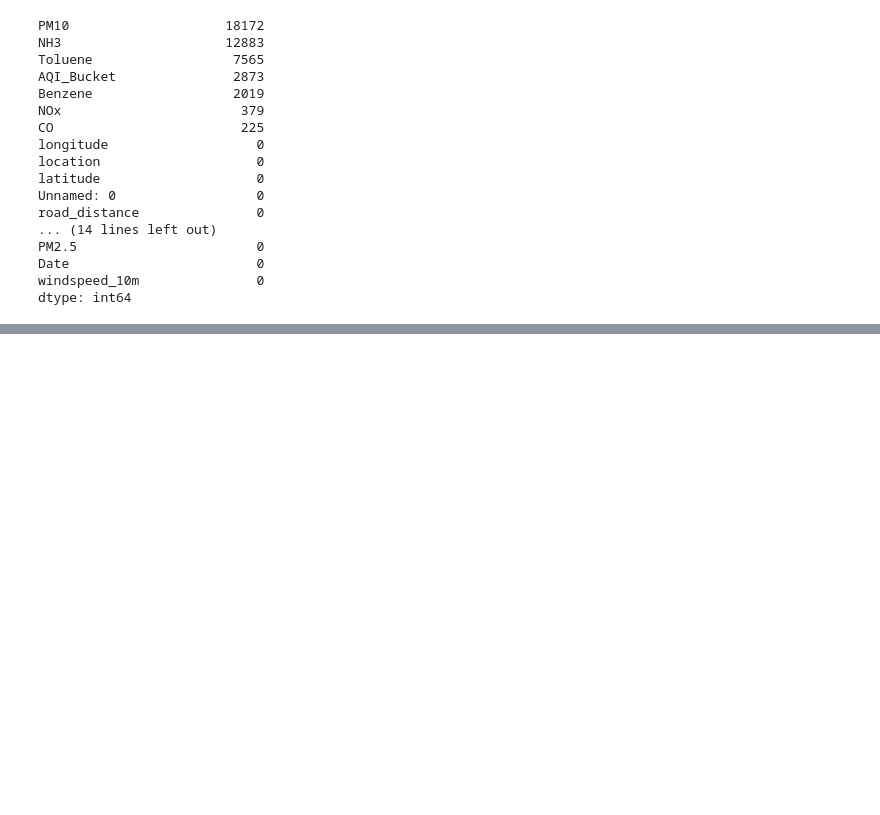
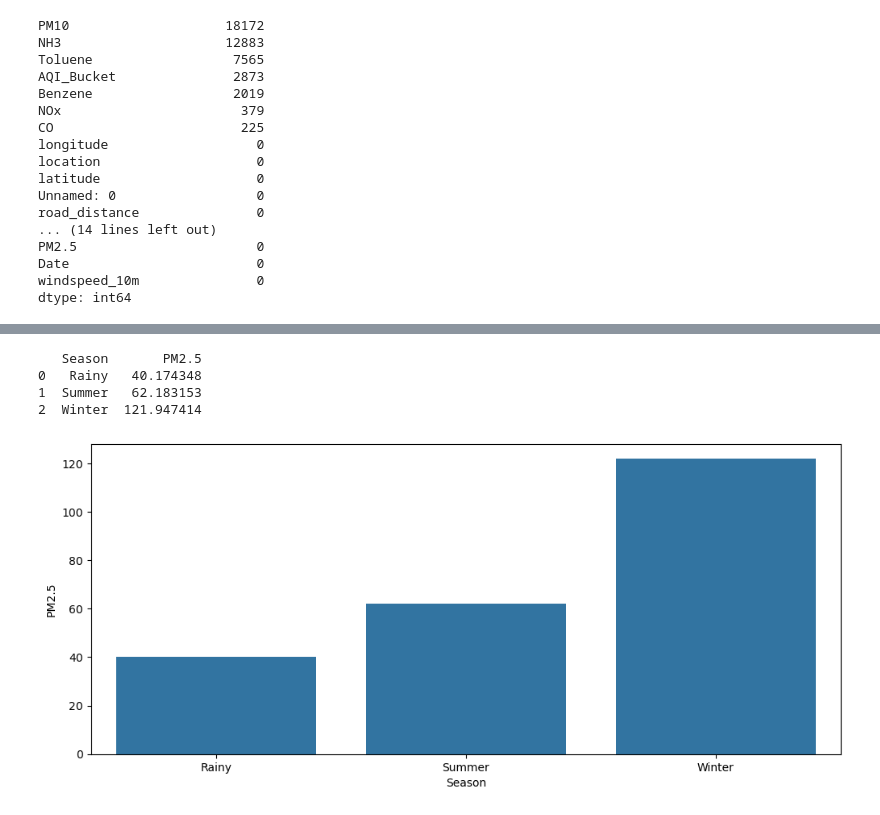
Before and after one commit to Dhyanam2005/PM25-prediction, a Jupyter notebook: Dataset_creation.ipynb, the cells around one changed output, grey strips where cells are left out. Saved outputs shown, nothing was run; the diff lists cells and outputs as text; code cells hidden in the pictures; blank space fills up the shorter version.

```diff
--- a/Dataset_creation.ipynb
+++ b/Dataset_creation.ipynb
@@ -196,0 +239,12 @@ df.head(1)
+# %%
+plt.figure(figsize=(12,5))
+season_avg_pm = df.groupby('Season')['PM2.5'].mean().reset_index()
+print(season_avg_pm)
+sns.barplot(data=season_avg_pm,x='Season',y='PM2.5')
+plt.show()
+# %% [output]
+   Season       PM2.5
+0   Rainy   40.174348
+1  Summer   62.183153
+2  Winter  121.947414
+[figure, added]
```
Also changed, not shown: parts of 8 cells of this notebook, 1 other file.
